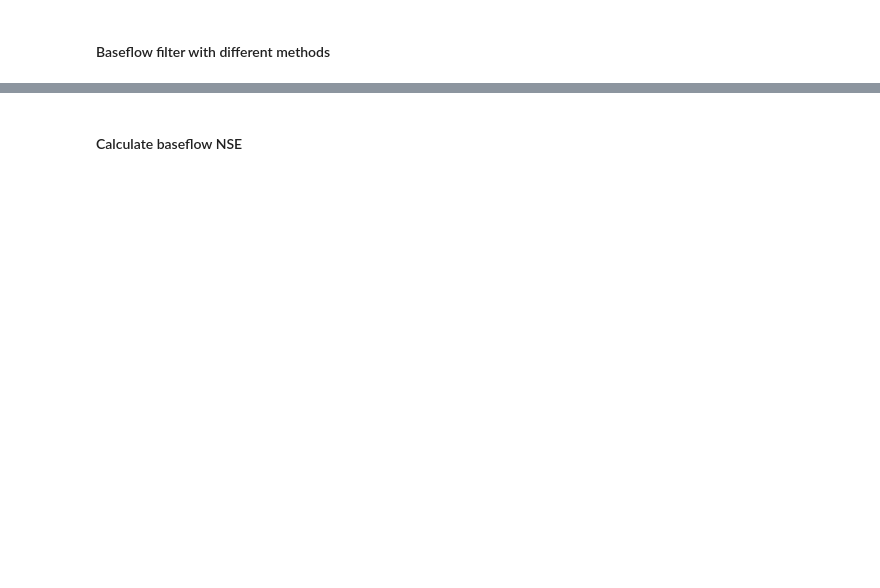
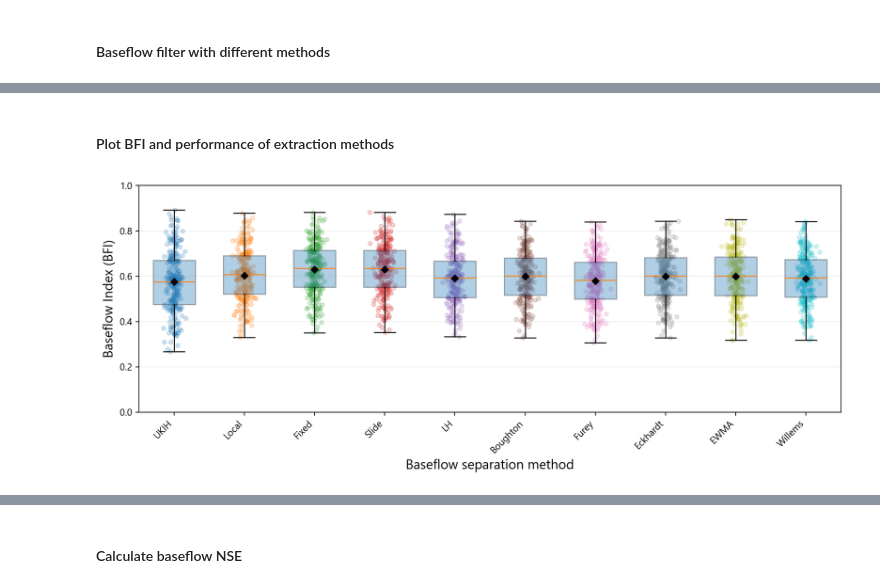
Before and after one commit to klekarkar/pre_post_process_mHM, a Jupyter notebook: baseflow_separation.ipynb, the cells around one changed output, grey strips where cells are left out. Drawn from its saved outputs; the diff is of its cells as text; code cells hidden in the pictures; blank space fills up the shorter version.

Commit message:
Baseflow methods variation

```diff
--- a/baseflow_separation.ipynb
+++ b/baseflow_separation.ipynb
@@ -67,0 +148,17 @@ os.path.basename(f)
+# %%
+#-------------------------------------------------------------
+# Process each station in parallel
+#-------------------------------------------------------------
+results = Parallel(
+    n_jobs=-1,
+    backend="loky",
+    verbose=10
+)(
+    delayed(bF.process_baseflow_station)(
+        station,
+        df_obs,
+        sim_file,
+        station_locations_unique
+    )
+    for station, df_obs, sim_file in tasks
+)
@@ -67,0 +235,56 @@ os.path.basename(f)
+# %% [markdown]
+#### Plot BFI and performance of extraction methods
+# %%
+# columns = methods, rows = stations
+methods = bfi_obs_all.columns.drop(['CM', 'Chapman']).tolist()
+
+# data for each method
+data = [bfi_obs_all[m].dropna().values for m in methods]
+
+#drop CM and Chapman methods from the data and methods list
+# methods_to_drop = ['CM', 'Chapman']
+
+# methods = [m for m in methods if m not in methods_to_drop]
+# data = [d for d, m in zip(data, methods) if m not in methods_to_drop]
+
+fig, ax = plt.subplots(figsize=(11, 4.5), dpi=180)
+
+# boxplots
+bp = ax.boxplot(
+    data,
+    tick_labels=methods,
+    patch_artist=True,
+    showfliers=False,
+    widths=0.6,
+    #show means with black diamond
+    showmeans=True,
+    meanprops=dict(marker='D', markerfacecolor='black', markeredgecolor='black', markersize=5)
+)
+
+# optional light box fill
+for box in bp["boxes"]:
+    box.set_alpha(0.35)
+
+# add jittered station points
+for i, method in enumerate(methods, start=1):
+    y = bfi_obs_all[method].dropna().values
+    x = np.random.normal(loc=i, scale=0.06, size=len(y))  # horizontal jitter
+
+    ax.scatter(
+        x,
+        y,
+        s=18,
+        alpha=0.2,
+        zorder=1
+    )
+
+ax.set_ylabel("Baseflow Index (BFI)", fontsize=14)
+ax.set_xlabel("Baseflow separation method", fontsize=14)
+ax.set_ylim(0, 1)
+ax.grid(axis="y", alpha=0.2)
+
+plt.xticks(rotation=45, ha="right")
+plt.tight_layout()
+plt.show()
+# %% [output]
+[figure, added]
```
Also changed, not shown: parts of 28 cells of this notebook, 15 other files.
